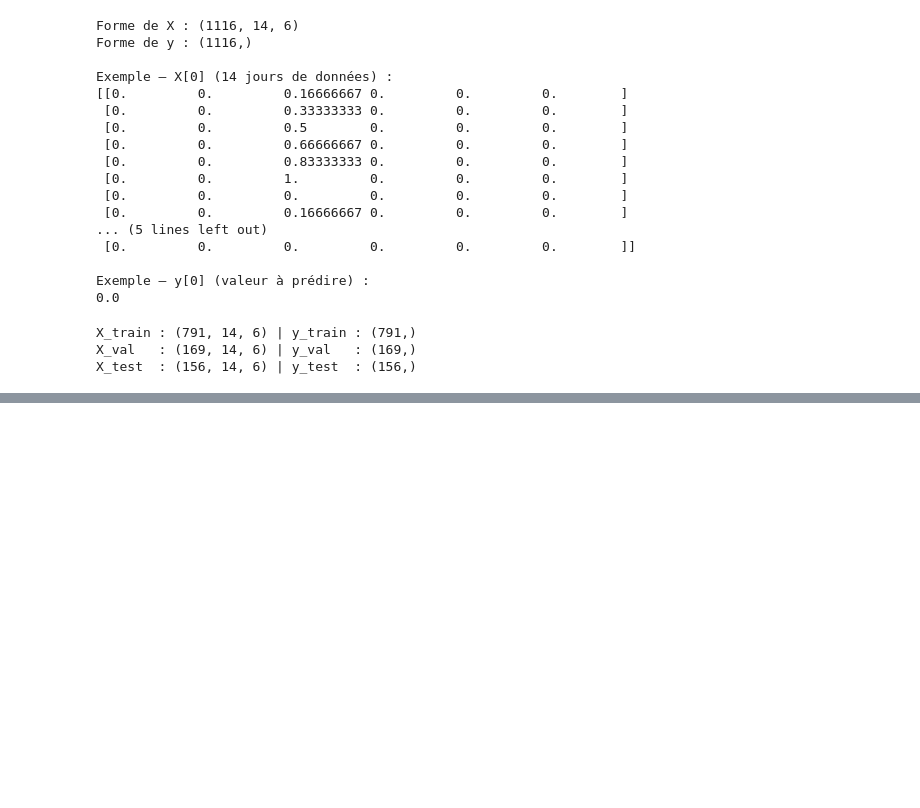
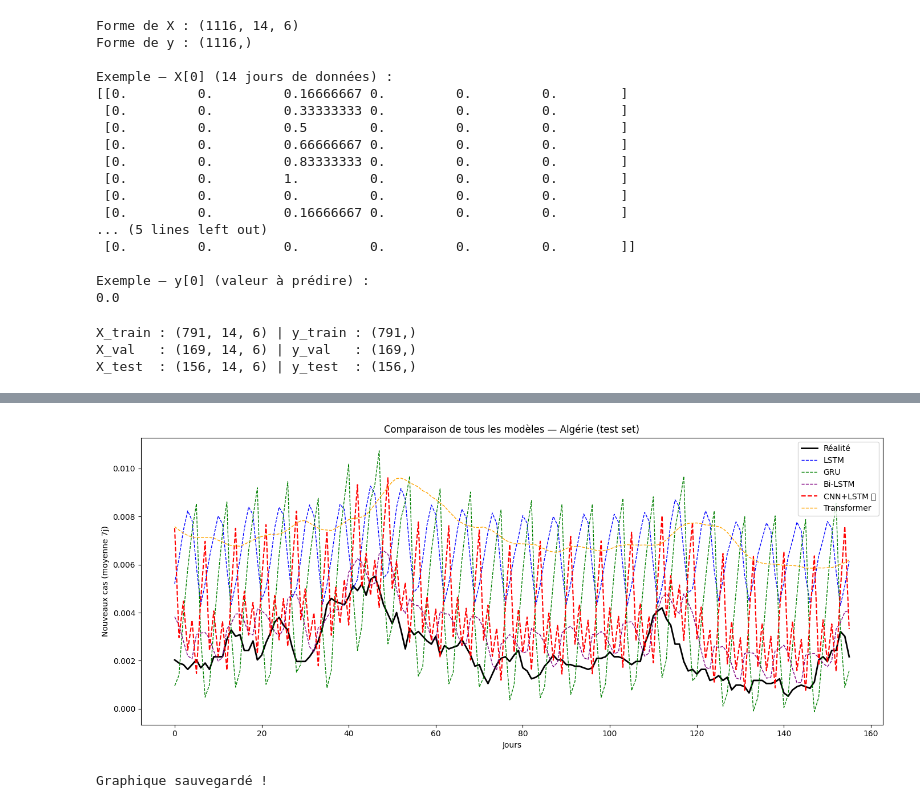
Before and after one commit to MoussaB06/prediction_epidemie, a Jupyter notebook: notebooks/Prediction_Epidemie.ipynb, the cells around one changed output, grey strips where cells are left out. Drawn from its saved outputs; the diff is of its cells as text; code cells hidden in the pictures; blank space fills up the shorter version.

```diff
--- a/notebooks/Prediction_Epidemie.ipynb
+++ b/notebooks/Prediction_Epidemie.ipynb
@@ -471,0 +1001,26 @@ ImportError: Could not find the DLL(s) 'msvcp140_1.dll'. TensorFlow requires tha
+# %%
+from sklearn.metrics import mean_absolute_error, mean_squared_error
+import numpy as np
+
+def evaluer(model, X, y, nom):
+    y_pred = model.predict(X).flatten()
+    y_true = np.array(y).flatten()
+
+    mae  = mean_absolute_error(y_true, y_pred)
+    rmse = np.sqrt(mean_squared_error(y_true, y_pred))
+
+    print(f"{'='*40}")
+    print(f"  Modèle : {nom}")
+    print(f"{'='*40}")
+    print(f"  MAE  : {mae:.4f}")
+    print(f"  RMSE : {rmse:.4f}\n")
+
+    return y_true, y_pred
+# %%
+print("=== ÉVALUATION FINALE SUR LE TEST SET ===\n")
+
+y_true, y_pred_lstm   = evaluer(model,             X_test, y_test, "LSTM")
+_,      y_pred_gru    = evaluer(model_gru,         X_test, y_test, "GRU")
+_,      y_pred_bilstm = evaluer(model_bilstm,      X_test, y_test, "Bi-LSTM")
+_,      y_pred_cnn    = evaluer(model_cnn_lstm,    X_test, y_test, "CNN+LSTM")
+_,      y_pred_transf = evaluer(model_transformer, X_test, y_test, "Transformer")
@@ -471,0 +1077,19 @@ ImportError: Could not find the DLL(s) 'msvcp140_1.dll'. TensorFlow requires tha
+# %%
+plt.figure(figsize=(14, 6))
+plt.plot(y_true,         label="Réalité",      color="black",  lw=2)
+plt.plot(y_pred_lstm,    label="LSTM",         color="blue",   lw=1, ls="--")
+plt.plot(y_pred_gru,     label="GRU",          color="green",  lw=1, ls="--")
+plt.plot(y_pred_bilstm,  label="Bi-LSTM",      color="purple", lw=1, ls="--")
+plt.plot(y_pred_cnn,     label="CNN+LSTM ✅",  color="red",    lw=1.5, ls="--")
+plt.plot(y_pred_transf,  label="Transformer",  color="orange", lw=1, ls="--")
+plt.title("Comparaison de tous les modèles — Algérie (test set)")
+plt.xlabel("Jours")
+plt.ylabel("Nouveaux cas (moyenne 7j)")
+plt.legend()
+plt.tight_layout()
+plt.savefig("../outputs/7_comparaison_modeles.png", dpi=150)
+plt.show()
+print("Graphique sauvegardé !")
+# %% [output]
+[figure, added]
+Graphique sauvegardé !
```
Also changed, not shown: parts of 25 cells of this notebook, 12 other files.
